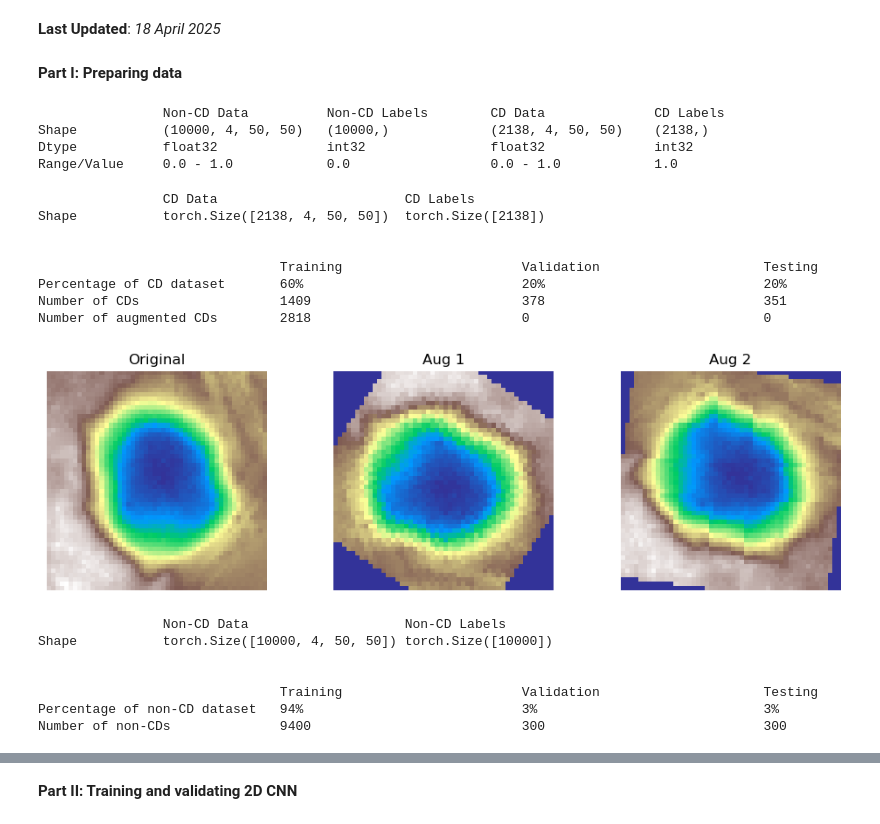
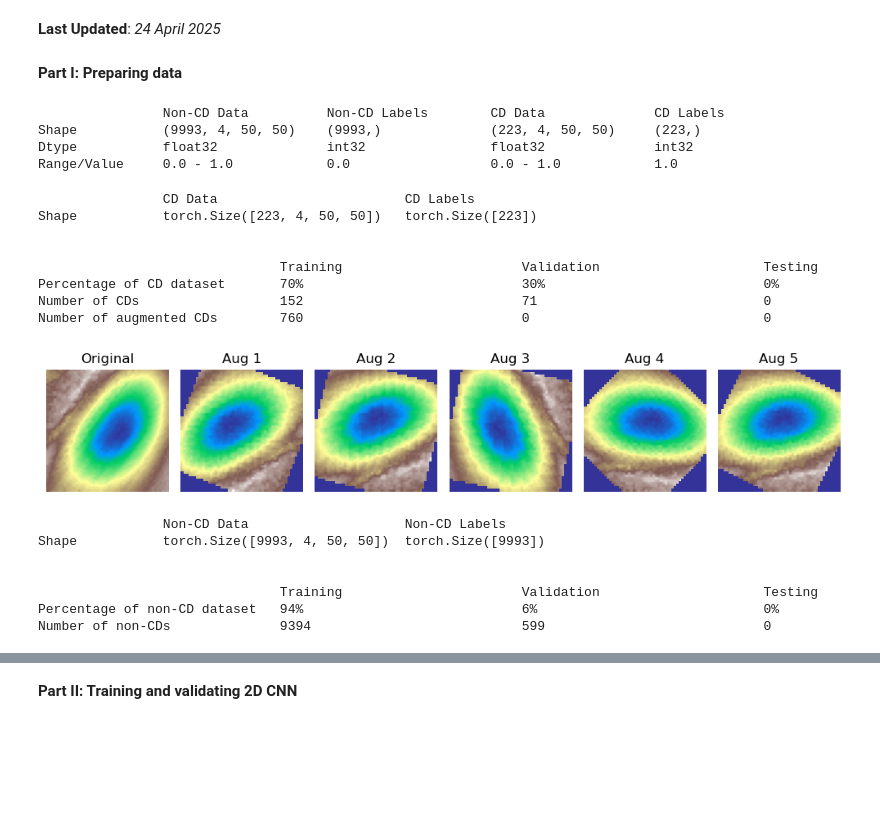
Before and after one commit to sarah-lp-dr/thesis-cd-github, a Jupyter notebook: 2d_cnn_optimized.ipynb, the cells around one changed output, grey strips where cells are left out. Drawn from its saved outputs; the diff is of its cells as text; code cells hidden in the pictures; blank space fills up the shorter version.

```diff
--- a/2d_cnn_optimized.ipynb
+++ b/2d_cnn_optimized.ipynb
@@ -1,5 +1,5 @@
 # %% [markdown]
-**Last Updated**: *18 April 2025*
+**Last Updated**: *24 April 2025*
 # %% [markdown]
 **Part I: Preparing data**
 # %%
@@ -102,10 +100,10 @@ def plot_dem_with_augmentations(dataset, sample_idx, n_augments=5, transform=aug
 # === Load data ===
 
 # Load .npy files
-non_cd_data = np.load('test_area_non_CD_featuresb.npy')
-non_cd_labels = np.load('test_area_non_CD_labelsb.npy')
-cd_data = np.load('test_area_CD_featuresb.npy')
-cd_labels = np.load('test_area_CD_labelsb.npy')
+non_cd_data = np.load('train_non_CD_features2.npy')
+non_cd_labels = np.load('train_non_CD_labels2.npy')
+cd_data = np.load('train_CD_features2.npy')
+cd_labels = np.load('train_CD_labels2.npy')
 
 # Remove aspect and edge
 non_cd_data = np.delete(non_cd_data, [2, 3, 6], axis=1)
@@ -118,47 +116,46 @@ print(f"{'Dtype':<15} {str(non_cd_data.dtype):<20} {str(non_cd_labels.dtype):<20
 print(f"{'Range/Value':<15} {str(non_cd_data.min())+' - '+str(non_cd_data.max()):<20} {str(non_cd_labels.mean()):<20} {str(cd_data.min())+' - '+str(cd_data.max()):<20} {str(cd_labels.mean()):<20}")
 # %% [output]
                 Non-CD Data          Non-CD Labels        CD Data              CD Labels
-Shape           (10000, 4, 50, 50)   (10000,)             (2138, 4, 50, 50)    (2138,)
+Shape           (9993, 4, 50, 50)    (9993,)              (223, 4, 50, 50)     (223,)
 Dtype           float32              int32                float32              int32
 Range/Value     0.0 - 1.0            0.0                  0.0 - 1.0            1.0
 # %%
 # === Prepare CD data ===
 
 # Convert to torch tensors
 cd_data_torch = torch.tensor(cd_data, dtype=torch.float32)
 cd_labels_torch = torch.tensor(cd_labels, dtype=torch.long)
 print(f"{'':<15} {'CD Data':<30} {'CD Labels':<30}")
 print(f"{'Shape':<15} {str(cd_data_torch.shape):<30} {str(cd_labels_torch.shape):<30}")
 
 base_dataset = TensorDataset(cd_data_torch, cd_labels_torch)
 
 # Split into 60/20/20 for training/validation/testing
-cd_ids = np.load("test_area_CD_id.npy") # split taking CD id into accound to avoid data leakage
-val_perc = 0.2
-test_perc = 0.2
+cd_ids = np.load("train_CD_id.npy") # split taking CD id into accound to avoid data leakage
+val_perc = 0.3
+test_perc = 0.0
 train_dataset_cd, val_dataset_cd, test_dataset_cd = split_dataset(base_dataset, cd_ids, val_perc, test_perc)
 
 # Perform data augmentation
-n_augments = 5
-augmented_train_dataset_cd = augment_dataset(train_dataset_cd, transform = augment_transform, n_augments=2)
+augmented_train_dataset_cd = augment_dataset(train_dataset_cd, transform = augment_transform, n_augments=5)
 
 # Print info
 print('\n')
 print(f"{'':<30} {'Training':<30} {'Validation':<30} {'Testing':<30}")
 print(f"{'Percentage of CD dataset':<30} {str(int((1-val_perc-test_perc)*100))+'%':<30} {str(int(val_perc*100))+'%':<30} {str(int(test_perc*100))+'%':<30}")
 print(f"{'Number of CDs':<30} {str(len(train_dataset_cd)):<30} {str(len(val_dataset_cd)):<30} {str(len(test_dataset_cd)):<30}")
 print(f"{'Number of augmented CDs':<30} {str(len(augmented_train_dataset_cd)-len(train_dataset_cd)):<30} {str('0'):<30} {str('0'):<30}")
-plot_dem_with_augmentations(train_dataset_cd, sample_idx=10, n_augments=2)
+plot_dem_with_augmentations(train_dataset_cd, sample_idx=12, n_augments=5)
 # %% [output]
                 CD Data                        CD Labels
-Shape           torch.Size([2138, 4, 50, 50])  torch.Size([2138])
+Shape           torch.Size([223, 4, 50, 50])   torch.Size([223])
 
 
                                Training                       Validation                     Testing
-Percentage of CD dataset       60%                            20%                            20%
-Number of CDs                  1409                           378                            351
-Number of augmented CDs        2818                           0                              0
+Percentage of CD dataset       70%                            30%                            0%
+Number of CDs                  152                            71                             0
+Number of augmented CDs        760                            0                              0
-[figure, old version]
+[figure, new version]
 # %%
 # === Prepare Non-CD data ===
 
@@ -171,8 +168,8 @@ print(f"{'Shape':<15} {str(non_cd_data_torch.shape):<30} {str(non_cd_labels_torc
 negative_dataset = TensorDataset(non_cd_data_torch, non_cd_labels_torch)
 
 # Split into 97/3/3 for training/validation/testing
-val_perc_neg = 0.03
-test_perc_neg = 0.03
+val_perc_neg = 0.06
+test_perc_neg = 0.0
 total_neg = len(negative_dataset)
 val_size_neg = int(val_perc_neg * total_neg)
 test_size_neg = int(test_perc_neg * total_neg)
@@ -189,12 +186,12 @@ print(f"{'Percentage of non-CD dataset':<30} {str(int((1-val_perc_neg-test_perc_
 print(f"{'Number of non-CDs':<30} {str(len(train_dataset_non_cd)):<30} {str(len(val_dataset_non_cd)):<30} {str(len(test_dataset_non_cd)):<30}")
 # %% [output]
                 Non-CD Data                    Non-CD Labels
-Shape           torch.Size([10000, 4, 50, 50]) torch.Size([10000])
+Shape           torch.Size([9993, 4, 50, 50])  torch.Size([9993])
 
 
                                Training                       Validation                     Testing
-Percentage of non-CD dataset   94%                            3%                             3%
-Number of non-CDs              9400                           300                            300
+Percentage of non-CD dataset   94%                            6%                             0%
+Number of non-CDs              9394                           599                            0
 # %%
 # === Functions: Data loaders ===
 def get_data_loaders(final_train_dataset, final_val_dataset, final_test_dataset):
```
Also changed, not shown: parts of 13 cells of this notebook, 12 other files.
